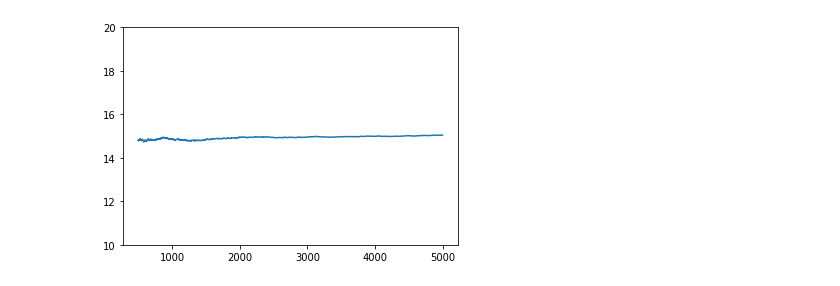
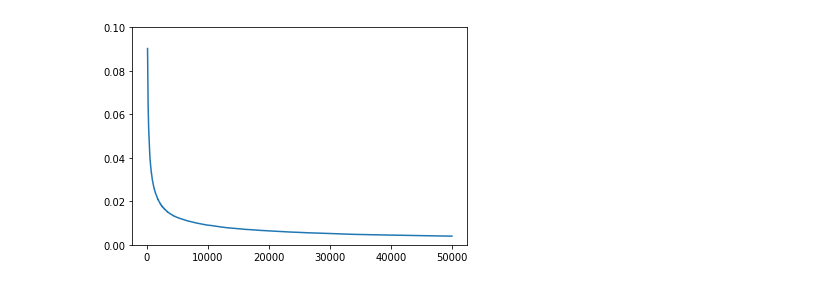
Before and after one commit to EmelyanovAndreyNSK/PythonProjects, a Jupyter notebook: MstatLab1.ipynb, the cells around one changed output. Saved outputs shown, nothing was run; the diff lists cells and outputs as text; code cells hidden in the pictures.

```diff
--- a/MstatLab1.ipynb
+++ b/MstatLab1.ipynb
@@ -9,22 +9,35 @@ import random
 import math
 # %%
 # 1
-N = 5000
-k, Q = 10., 1.5
-s = np.random.gamma(k, Q, N)
 
-for i in range(1,N):
-  s[i] = s[i] + s[i - 1]
-for i in range(1,N):
-  s[i] = s[i]/i
+N = 50000
+a, b = 10., 1.5
 
-fig = plt.figure()
-ax = fig.add_subplot(111)
-ax.set_ylim([10, 20])
+n = 100
+div = np.zeros(N)
 
-plt.plot(range(500,5000), s[500:5000])
-plt.show()
+for i in range(n):
+  s = gamma.rvs(b, scale = 1/a, size = N)
+  for i in range(1,N):
+    s[i] = s[i] + s[i - 1]
+  for i in range(1,N):
+    s[i] = s[i]/i
+  for i in range(N):
+    div[i] += abs(b / a - s[i])
+
+for i in range(1, N):
+    div[i] = div[i] / n
+    div[i] = abs(div[i] - 1/(i**(1 / 2)))
-# %% [output]
-[figure, removed]
+# %%
+fig = plt.figure()
+ax = fig.add_subplot(111)
+
+ax.set_ylim([0.0, 0.1])
+
+plt.plot(range(100,N), div[100:N])
+plt.show() #сходимость к 0 разницы усредненной погрешности
+           #и 1/sqrt(n)
+# %% [output]
+[figure, added]
 # %%
 # 2
```
Also changed, not shown: parts of 4 cells of this notebook.
